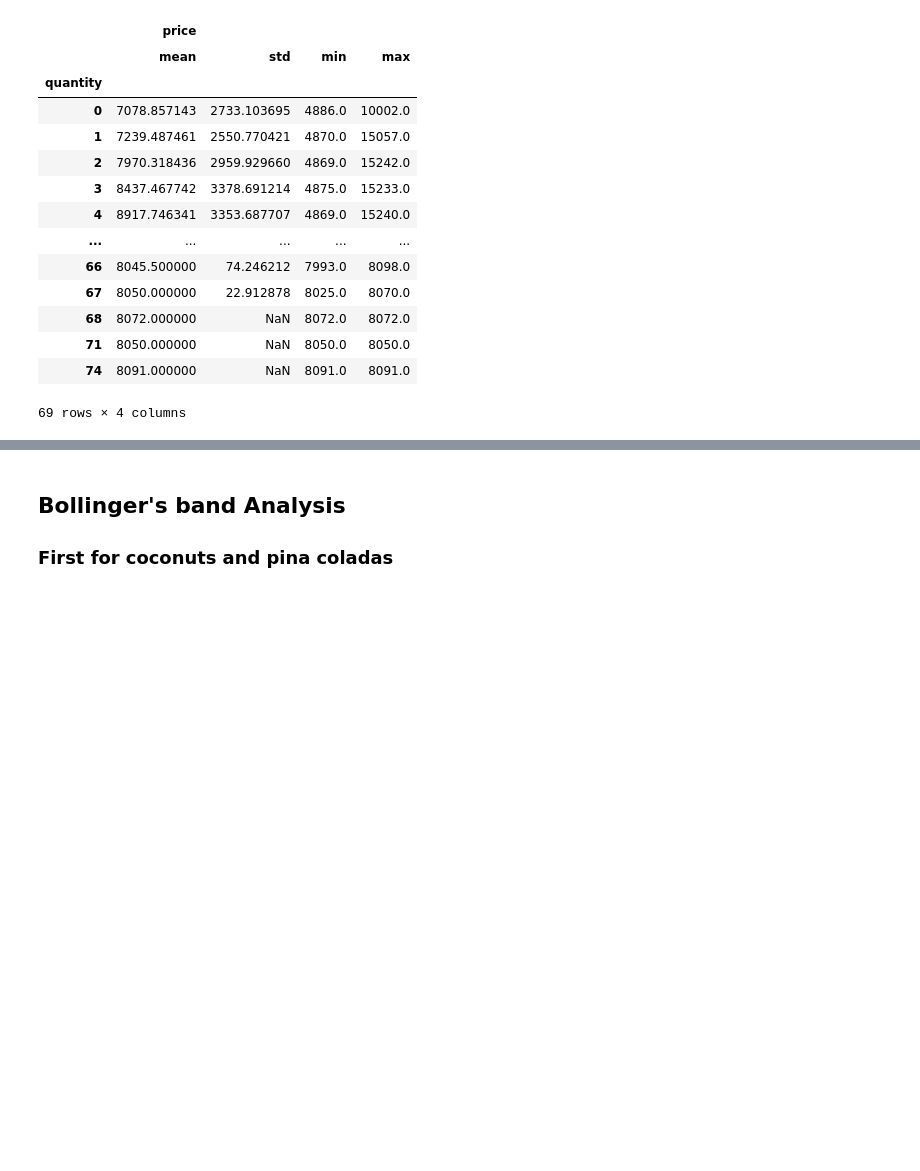
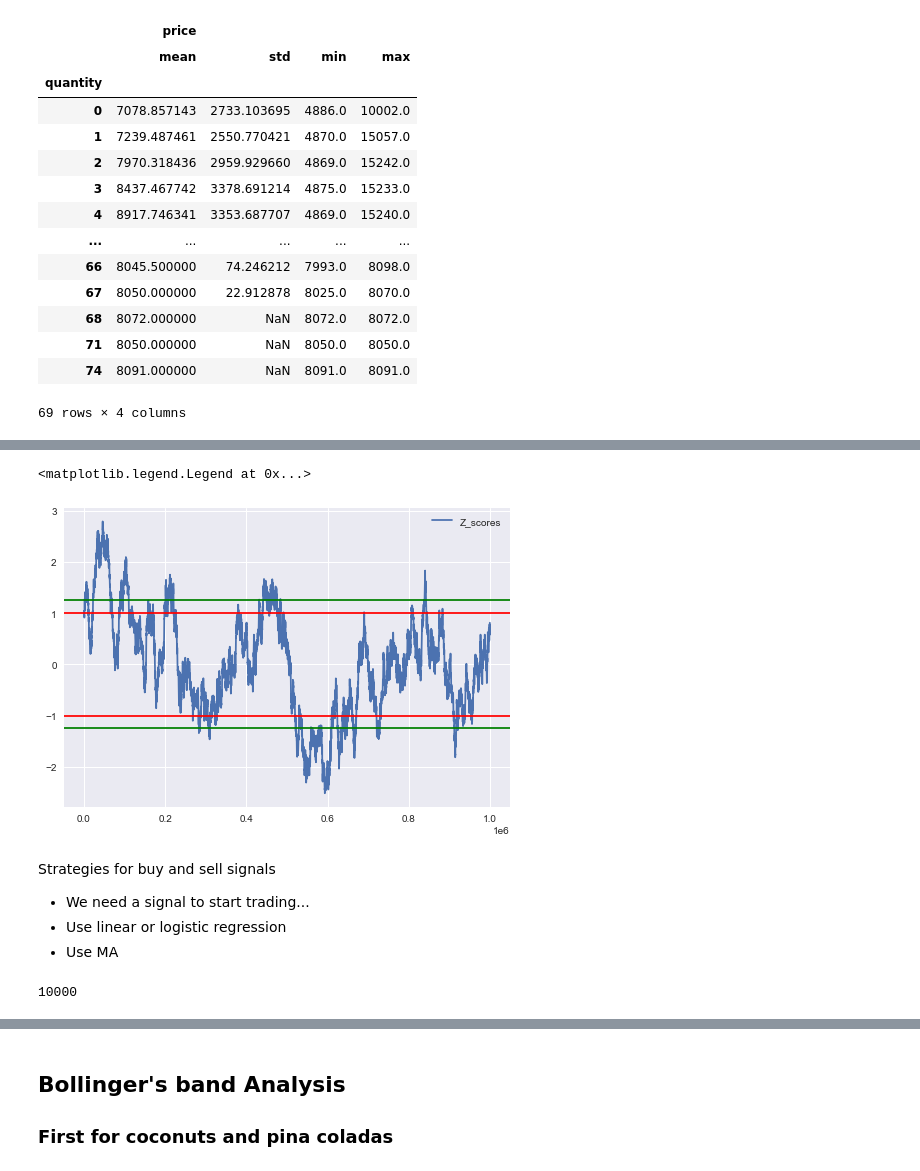
Before and after one commit to IMC-Croissant/AlgoTrading, a Jupyter notebook: Coding/notebooks/round_2_data_analysis.ipynb, the cells around one changed output, grey strips where cells are left out. Saved outputs shown, nothing was run; the diff lists cells and outputs as text; code cells hidden in the pictures; blank space fills up the shorter version.

```diff
--- a/Coding/notebooks/round_2_data_analysis.ipynb
+++ b/Coding/notebooks/round_2_data_analysis.ipynb
@@ -119,0 +136,20 @@ csv_filepath_trades.groupby('quantity').agg({'price': ['mean', 'std', 'min', 'ma
+# %%
+plt.plot(pc_ratio_norm, label = 'Z_scores')
+plt.axhline(1, color = 'red')
+plt.axhline(-1, color = 'red')
+plt.axhline(1.25, color = 'green')
+plt.axhline(-1.25, color = 'green')
+plt.legend()
+# %% [output]
+<matplotlib.legend.Legend at 0x...>
+[figure, added]
+# %% [markdown]
+Strategies for buy and sell signals
+
+- We need a signal to start trading...
+- Use linear or logistic regression
+- Use MA
+# %%
+len(pc_ratio_norm)
+# %% [output]
+10000
```
Also changed, not shown: parts of 10 cells of this notebook, 2 other files.
